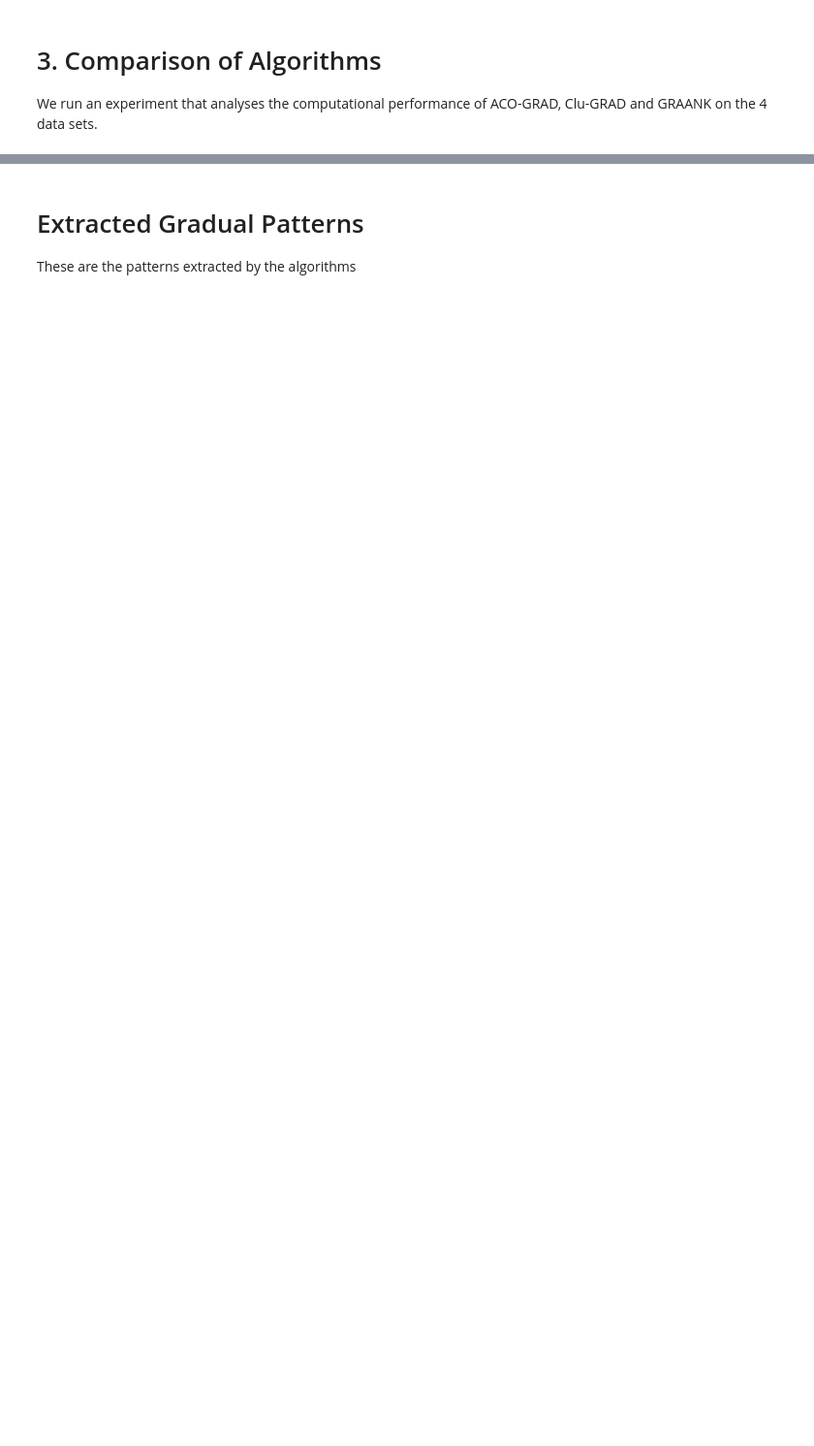
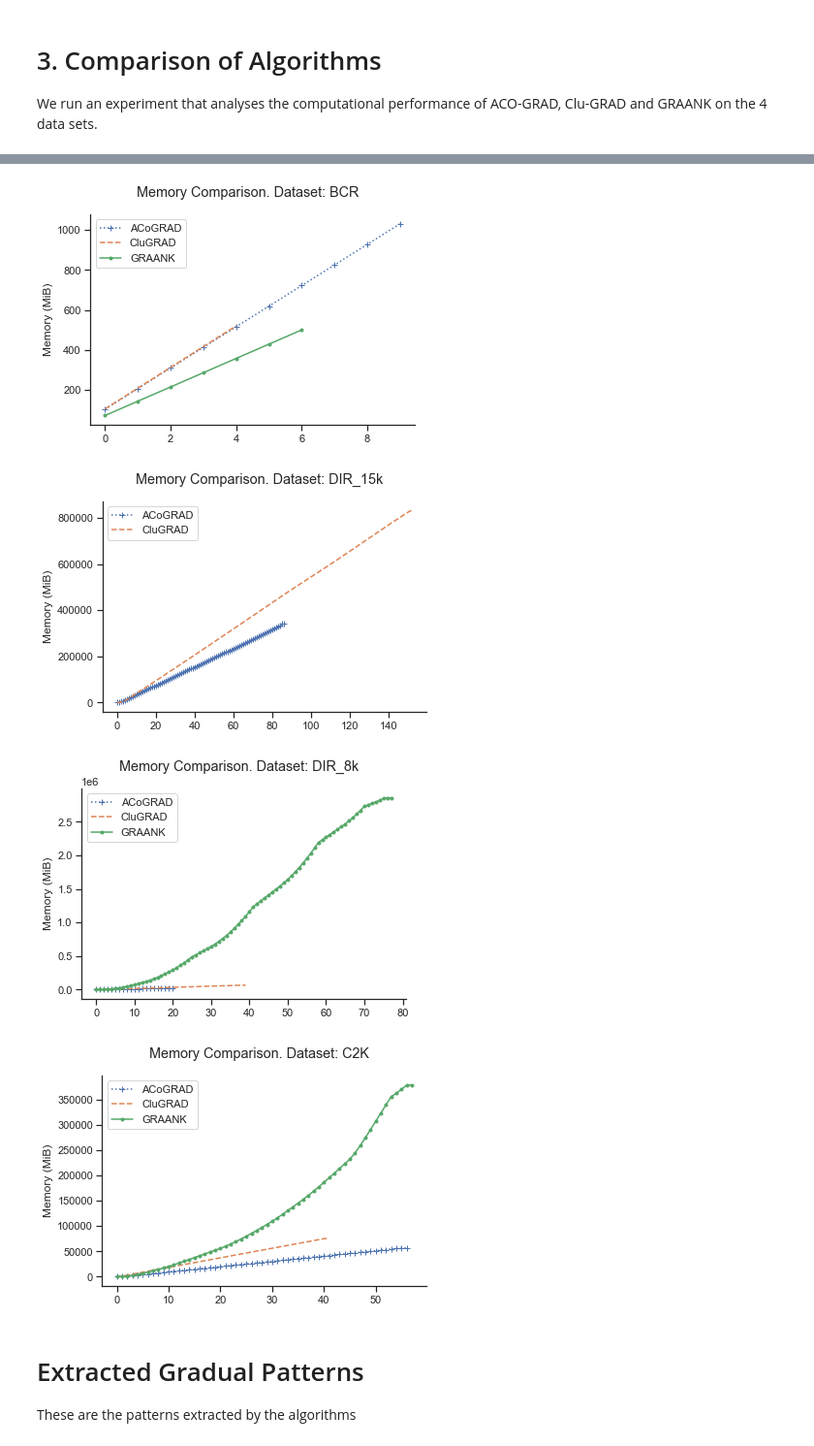
Before and after one commit to owuordickson/meso-hpc-lr, a Jupyter notebook: results/clugp/analysis.ipynb, the cells around one changed output, grey strips where cells are left out. Shown at 97% size. Cells and saved outputs as stored; diff of their text form; code cells hidden in the pictures; blank space fills up the shorter version.

```diff
--- a/results/clugp/analysis.ipynb
+++ b/results/clugp/analysis.ipynb
@@ -278,62 +361,34 @@ for ds in data_sets:
 # %%
-eval_data_e = []
 
-
-# Only include these columns
-df_res = df_pe[["Data-set", "Algorithm", "Support", "Run-time", "Cluster-time", "Pattern-count", "Misclustered-patterns", "Support-error", "Patterns", 'E']]
+markers = ['+:', '--', '.-']
+custom_params = {"axes.spines.right": False, "axes.spines.top": False}
+sns.set_theme(style="ticks", rc=custom_params)
 
 for ds in data_sets:
-    df1 = df_res.loc[df_res['Data-set'] == ds]
+    df1 = df_b.loc[df_b['Data-set'] == ds]
+
+    fig = plt.figure(figsize=(6,4))
+    fig.suptitle('Memory Comparison. Dataset: ' + ds)
+    plt.ylabel('Memory (MiB)')
+    i = 0 # For markers
 
     for alg in algorithms:
         df2 = df1.loc[df1['Algorithm'].str.contains(alg)]
-        # print(df1)
-        for ev in evals_e:
-            df3 = df2.loc[df2['E'] == ev]
-            if not df3.empty:
-                # print(df2)
-                pat_arr = []
-                for index,row in df3.iterrows():
-                    # 10/100/1000 evaluations
-                    pat_arr.append(row['Patterns'])
-                    # print(pat_arr)
-                eval_data_e.append([ds, alg, ev, df3['Pattern-count'].mean(), df3['Pattern-count'].std(), df3['Misclustered-patterns'].mean(), df3['Misclustered-patterns'].std(), df3['Support-error'].mean(), df3['Support-error'].std(), df3['Run-time'].mean(), df3['Run-time'].std()])
 
-df_data_2 = pd.DataFrame(data=eval_data_e, columns=['Dataset', 'Algorithm', 'EFactor/ EProbability', 'Patterns (mean)', 'Patterns (std)', 'Misclustered (mean)', 'Misclustered (std)', 'Support-error (mean)', 'Support-error (std)', 'Run-time (mean)', 'Run-time (std)'])
-
-# Plotting the results
-import matplotlib.pyplot as plt
-import seaborn as sns
-
-sns.set_theme(style="whitegrid")
-
-for alg in algorithms:
-    df1 = df_data_2.loc[df_data_2['Algorithm'] == alg]
-
-    if alg == 'ACoGRAD':
-        x_label = "Evaporation Factor"
-    elif alg == 'CluGRAD':
-        x_label = "Erasure Probability"
-
-    fig = plt.figure(figsize=(12,8))
-    plt.subplot(2, 2, 1)
-    sns.lineplot(data=df1, x="EFactor/ EProbability", y="Patterns (mean)", hue="Dataset", palette="tab10")  # markers=True)
-    plt.xlabel(x_label)
-    plt.subplot(2, 2, 2)
-    sns.lineplot(data=df1, x="EFactor/ EProbability", y="Run-time (mean)", hue="Dataset", palette="tab10")  # markers=True)
-    plt.xlabel(x_label)
-
-    plt.subplot(2, 2, 3)
-    sns.lineplot(data=df1, x="EFactor/ EProbability", y="Support-error (mean)", hue="Dataset", palette="tab10")  # markers=True)
-    plt.xlabel(x_label)
-
-    plt.subplot(2, 2, 4)
-    sns.lineplot(data=df1, x="EFactor/ EProbability", y="Misclustered (mean)", hue="Dataset", palette="tab10")  # markers=True)
-    plt.xlabel(x_label)
-
-    fig.suptitle('Algorithm: ' + alg)
-plt.show()
-df_data_2
+        mem = np.array(df2['Memory'])
+        if mem.size > 0:
+            mem = np.array(mem[0]).reshape(-1, 1)
+            temp = np.random.randn(100,1)
+            plt.plot(np.cumsum(mem), markers[i], label=alg)
+            i += 1
+            # plt.plot(mem, label=alg)
+    plt.legend(loc="upper left")
+#plt.show()
+# %% [output]
+[figure, added]
+[figure, added]
+[figure, added]
+[figure, added]
 # %% [markdown]
 # Extracted Gradual Patterns
 
```
Also changed, not shown: parts of 8 cells of this notebook, 4 other files.
